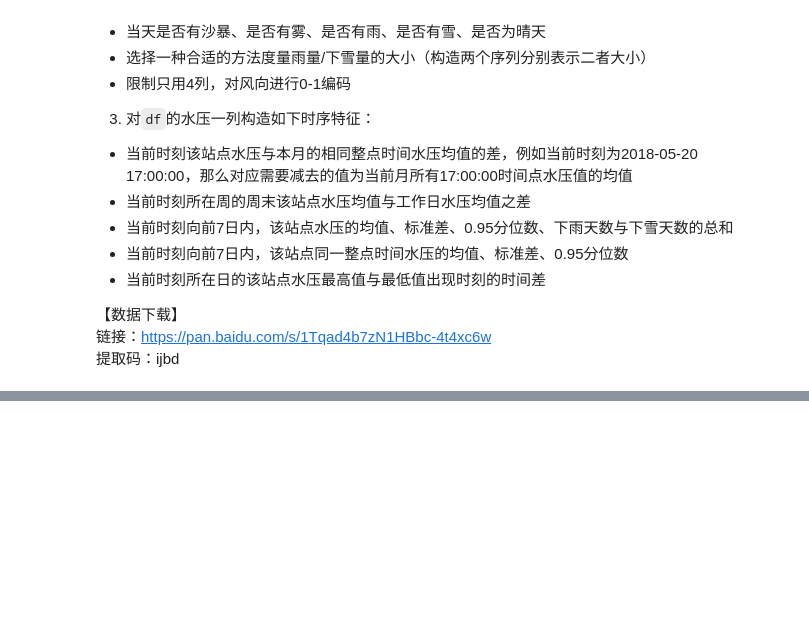
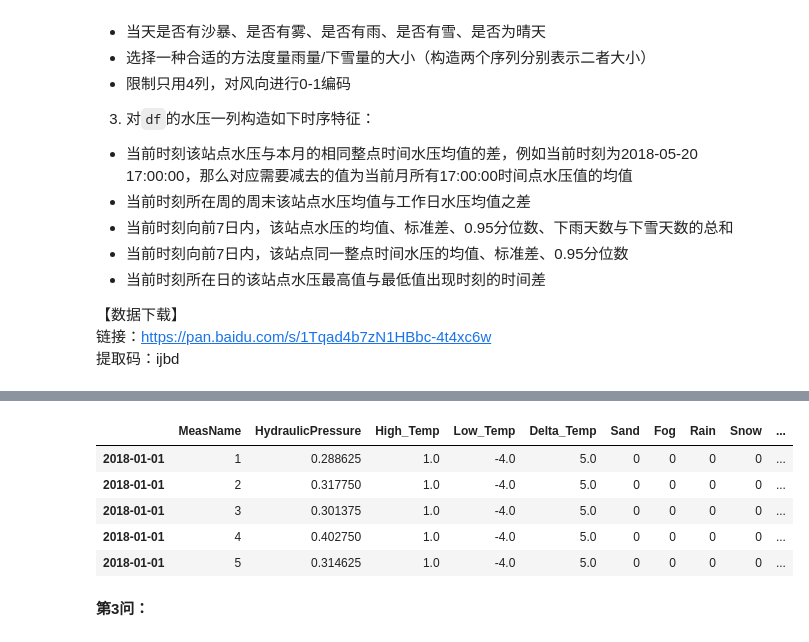
Before and after one commit to Relph1119/my-team-learning, a Jupyter notebook: notebook/pandas20/my_homework/task11_exercise.ipynb, the cells around one changed output, grey strips where cells are left out. Drawn from its saved outputs; the diff is of its cells as text; code cells hidden in the pictures; blank space fills up the shorter version.

```diff
--- a/notebook/pandas20/my_homework/task11_exercise.ipynb
+++ b/notebook/pandas20/my_homework/task11_exercise.ipynb
@@ -145,0 +313,11 @@ df3 = pd.read_csv('qx1819.csv')
+# %%
+for i in ['Sand', 'Fog', 'Rain', 'Snow', 'Sun', 'Rain_Range', 'Sown_Range']:
+    res[i] = res[i].astype('int64')
+# %%
+df_q24 = df3.copy()
+
+df_q24 = pd.concat([df_q24,
+                 pd.concat([df_q24['风向'].str.contains(i).rename(i).astype('int64') for i in list('东南西北')], 1)], 1)
+
+df_q24 = df_q24[['日期', *list('东南西北')]]
+df_q24.head()
@@ -145,0 +331,16 @@ df3 = pd.read_csv('qx1819.csv')
+# %%
+res = concat_df(res, df_q24)
+
+for i in ['东','南', '西', '北']:
+    res[i] = res[i].astype('int64')
+
+res.head()
+# %% [output]
+|  | MeasName | HydraulicPressure | High_Temp | Low_Temp | Delta_Temp | Sand | Fog | Rain | Snow | ... |
+| 2018-01-01 | 1 | 0.288625 | 1.0 | -4.0 | 5.0 | 0 | 0 | 0 | 0 | ... |
+| 2018-01-01 | 2 | 0.317750 | 1.0 | -4.0 | 5.0 | 0 | 0 | 0 | 0 | ... |
+| 2018-01-01 | 3 | 0.301375 | 1.0 | -4.0 | 5.0 | 0 | 0 | 0 | 0 | ... |
+| 2018-01-01 | 4 | 0.402750 | 1.0 | -4.0 | 5.0 | 0 | 0 | 0 | 0 | ... |
+| 2018-01-01 | 5 | 0.314625 | 1.0 | -4.0 | 5.0 | 0 | 0 | 0 | 0 | ... |
+# %% [markdown]
+**第3问：**
```
Also changed, not shown: parts of 22 cells of this notebook, 1 other file.
